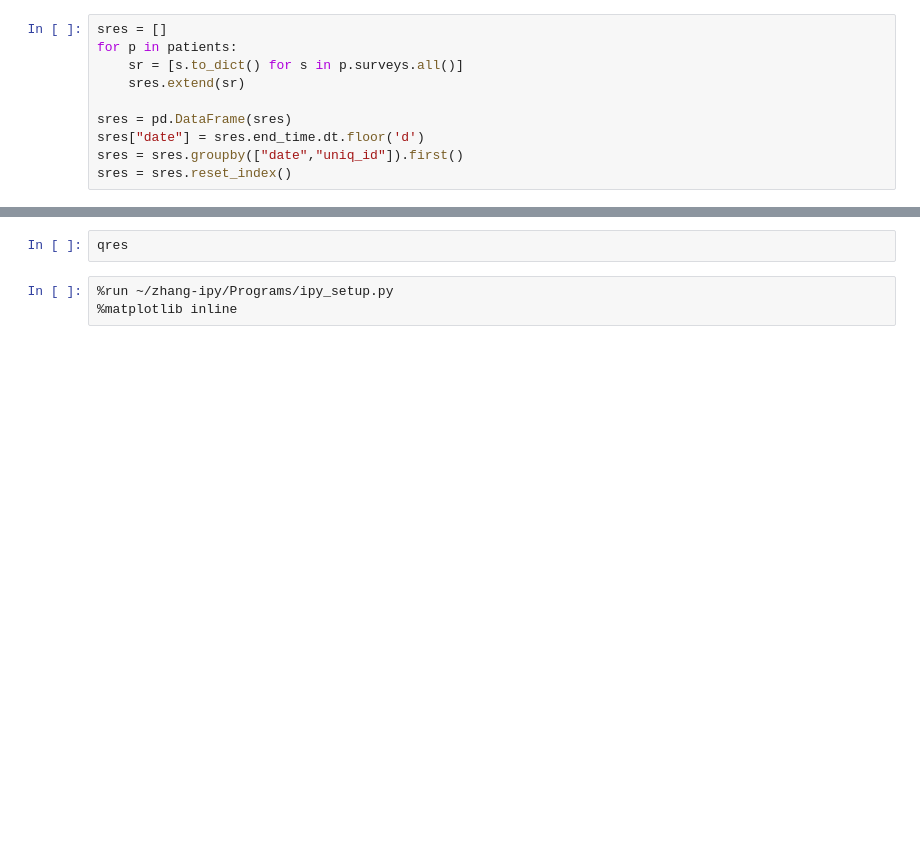
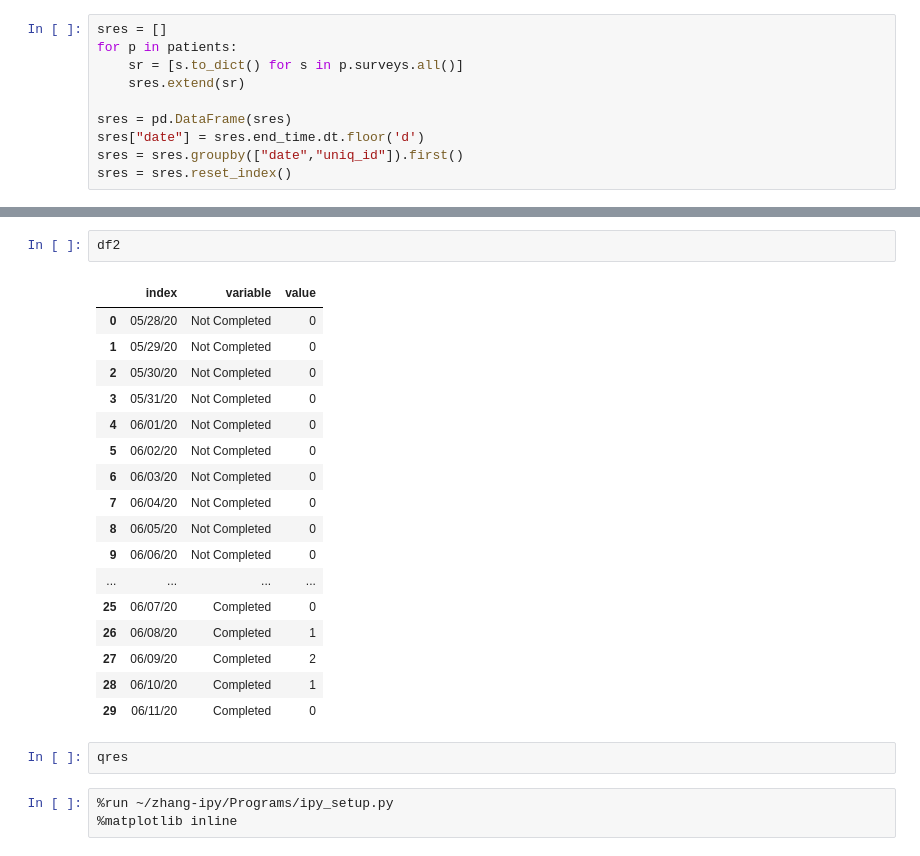
Before and after one commit to ryananeff/medtracker, a Jupyter notebook: Dashboard.ipynb, the cells around one changed output, grey strips where cells are left out. Drawn from its saved outputs; the diff is of its cells as text; blank space fills up the shorter version.

```diff
--- a/Dashboard.ipynb
+++ b/Dashboard.ipynb
@@ -188,3 +199,23 @@ fig3.show()
+# %%
+df2
+# %% [output]
+|  | index | variable | value |
+| 0 | 05/28/20 | Not Completed | 0 |
+| 1 | 05/29/20 | Not Completed | 0 |
+| 2 | 05/30/20 | Not Completed | 0 |
+| 3 | 05/31/20 | Not Completed | 0 |
+| 4 | 06/01/20 | Not Completed | 0 |
+| 5 | 06/02/20 | Not Completed | 0 |
+| 6 | 06/03/20 | Not Completed | 0 |
+| 7 | 06/04/20 | Not Completed | 0 |
+| 8 | 06/05/20 | Not Completed | 0 |
+| 9 | 06/06/20 | Not Completed | 0 |
+| ... | ... | ... | ... |
+| 25 | 06/07/20 | Completed | 0 |
+| 26 | 06/08/20 | Completed | 1 |
+| 27 | 06/09/20 | Completed | 2 |
+| 28 | 06/10/20 | Completed | 1 |
+| 29 | 06/11/20 | Completed | 0 |
 # %%
 qres
 # %%
```
Also changed, not shown: parts of 13 cells of this notebook, 3 other files.
